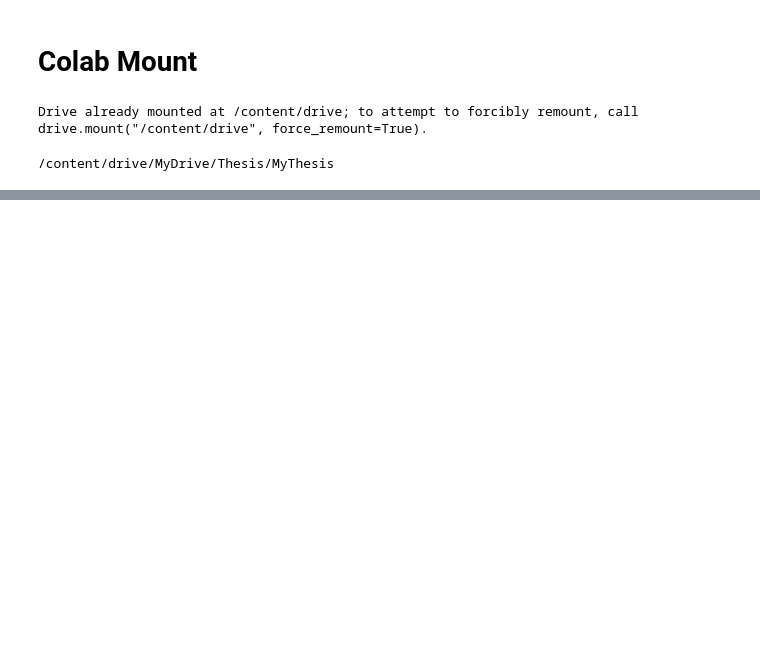
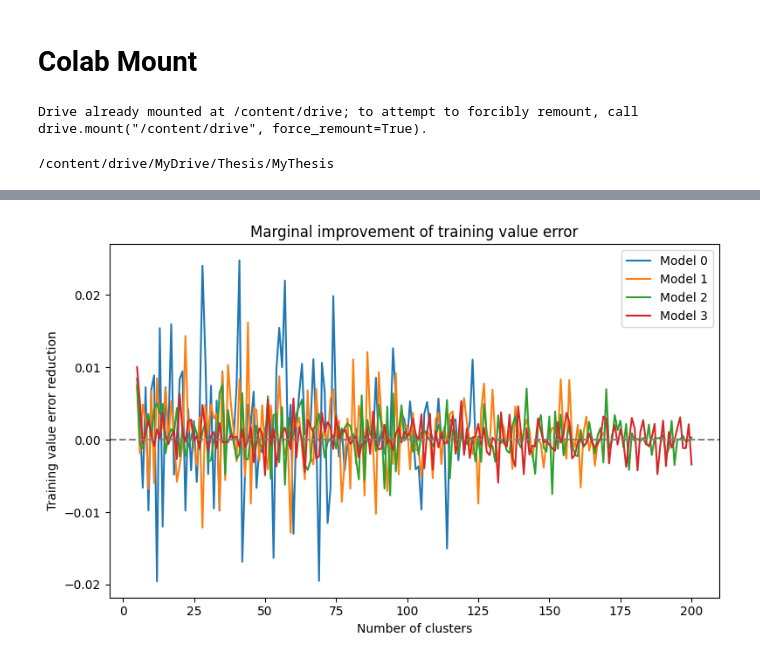
Before and after one commit to yining-wu10/Thesis, a Jupyter notebook: Experiment1.ipynb, the cells around one changed output, grey strips where cells are left out. Cells and saved outputs as stored; diff of their text form; code cells hidden in the pictures; blank space fills up the shorter version.

```diff
--- a/Experiment1.ipynb
+++ b/Experiment1.ipynb
@@ -552,0 +800,13 @@ print(inspect.getsource(m.create_PR_stochastic))
+# %%
+# Dataframe for MRL
+# =========================================================
+df = dg_to_df_mrl(
+    iter_states=iter_states,
+    iter_actions=iter_actions,
+    iter_lengths=iter_lengths,
+    iter_rewards=iter_rewards,
+    iter_component=iter_component
+)
+
+
+df.head(20)
@@ -552,0 +1226,5 @@ print(inspect.getsource(m.create_PR_stochastic))
+# %%
+for i, m in enumerate(models):
+
+  print(f"Model {i}")
+  print(m.max_std_history)
@@ -552,0 +1268,31 @@ print(inspect.getsource(m.create_PR_stochastic))
+# %%
+plt.figure(figsize=(8,5))
+
+for i, m in enumerate(models):
+
+    history = np.asarray(m.training_error)
+
+    # 两列分别取出
+    clusters = history[:, 0]
+    errors = history[:, 1]
+
+    # 一阶差分（正数表示误差下降）
+    improvement = errors[:-1] - errors[1:]
+
+    plt.plot(
+        clusters[1:],
+        improvement,
+        label=f"Model {i}"
+    )
+
+plt.axhline(0, color='gray', linestyle='--')
+
+plt.xlabel("Number of clusters")
+plt.ylabel("Training value error reduction")
+plt.title("Marginal improvement of training value error")
+
+plt.legend()
+plt.tight_layout()
+plt.show()
+# %% [output]
+[figure, added]
```
Also changed, not shown: parts of 124 cells of this notebook, 1 other file.
